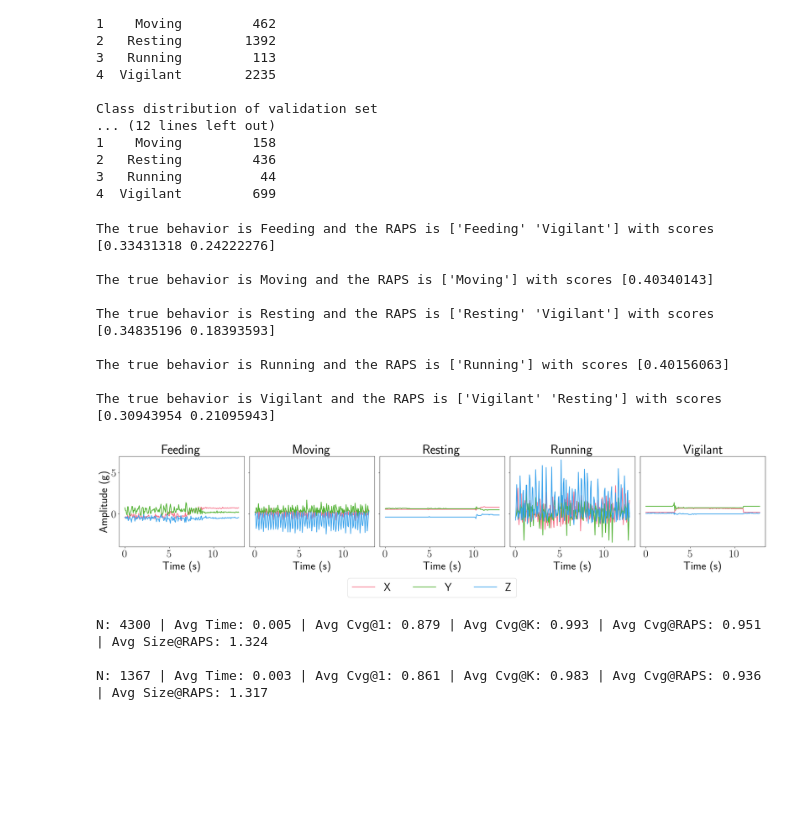
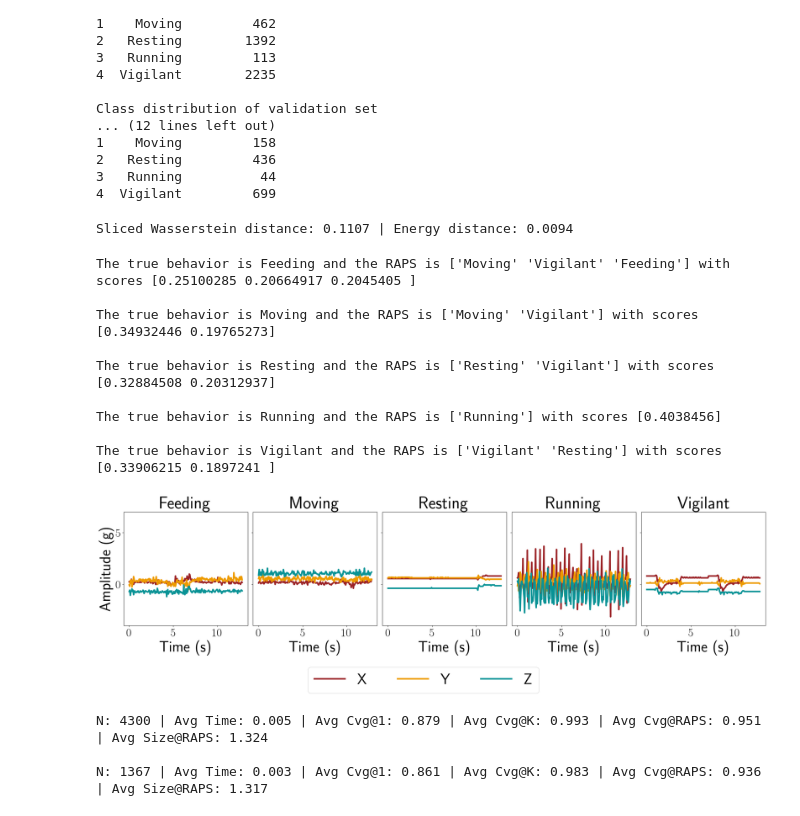
Before and after one commit to medhaaga/AWD-Biologging, a Jupyter notebook: notebooks/no_split.ipynb, the cells around one changed output. Cells and saved outputs as stored; diff of their text form; code cells hidden in the pictures; blank space fills up the shorter version.

Commit message:
simulations

```diff
--- a/notebooks/no_split.ipynb
+++ b/notebooks/no_split.ipynb
@@ -64,7 +72,7 @@ mpl.rcParams['xtick.labelsize'] = 30
 mpl.rcParams['ytick.labelsize'] = 30
 mpl.rcParams["axes.labelsize"] = 40
 mpl.rcParams['legend.fontsize'] = 40
-mpl.rcParams['axes.titlesize'] = 40
+mpl.rcParams['axes.titlesize'] = 45
 mpl.rcParams['text.usetex'] = True
 # plt.rcParams['font.family'] = 'serif'
 # %%
@@ -297,7 +303,7 @@ args = Arguments(experiment_name='no_split',
                 match=0,
                 min_duration=1.0)
 # %%
-metadata = get_metadata_path() # load metadata
+metadata = pd.read_csv(get_metadata_path()) # load metadata
 all_annotations = combined_annotations(video_path=get_video_labels_path(),
                                         audio_path=get_audio_labels_path(),
                                         id_mapping=id_mapping) # load annotations
@@ -307,7 +313,9 @@ X_train, y_train, z_train, X_val, y_val, z_val, X_test, y_test, z_test, label_en
                                                                                                     COLLAPSE_BEHAVIORS_MAPPING,
                                                                                                     BEHAVIORS,
                                                                                                     args,
-                                                                                                    reuse_behaviors=['Eating', 'Moving', 'Running'])
+                                                                                                    reuse_behaviors=['Eating', 'Moving', 'Running'],
+                                                                                                    acc_data_path=get_matched_data_path(),
+                                                                                                    acc_metadata_path=get_matched_metadata_path())
 train_dataloader, val_dataloader, test_dataloader = setup_multilabel_dataloaders(X_train, y_train, X_val, y_val, X_test, y_test, args)
 # %% [output]
 Using pre-matched acceleration-behavior pairs...
@@ -360,50 +368,67 @@ Class distribution of validation set
 2   Resting         436
 3   Running          44
 4  Vigilant         699
+# %%
+from src.utils.simulations import energy_distance, compute_features
+import ot
+from sklearn.preprocessing import StandardScaler
+
+
+scaler = StandardScaler()
+X_train_features = compute_features(X_train)
+X_train_features = scaler.fit_transform(X_train_features)
+X_test_features = compute_features(X_test)
+X_test_features = scaler.transform(X_test_features)
+
+ot_value = np.round(ot.sliced_wasserstein_distance(X_train_features, X_test_features, n_projections=100), 4)
+energy_value = np.round(energy_distance(X_train_features, X_test_features), 4)
+print(f"{'Sliced Wasserstein distance:':<15} {ot_value} | {'Energy distance:':<15} {energy_value}")
+# %% [output]
+Sliced Wasserstein distance: 0.1107 | Energy distance: 0.0094
 # %%
 # For example: the prediction sets for a random sample of 10 observations is:
-np.random.seed(seed=1)
+np.random.seed(seed=2)
 from scipy.special import softmax
-cmodel = torch.load(os.path.join(dir, 'cmodel.pt'))
+cmodel = torch.load(os.path.join(dir, 'cmodel.pt'), weights_only=False)
 cmodel = cmodel.to(device)
 idx = [np.random.choice(np.where(y_test == i)[0]) for i in range(len(BEHAVIORS)) ]
-colors = sns.color_palette('husl', 3)
-
-fig, axs = plt.subplots(1, 5, figsize=(25, 5), sharey=True)
+# colors = sns.color_palette('husl', 3)
+colors =  ['#9b2226', '#ee9b00', '#0a9396']
+fig, axs = plt.subplots(1, 5, figsize=(25, 6), sharey=True)
 
 for n,i in enumerate(idx):
     with torch.no_grad():
         acc, target = torch.tensor(X_test[i], dtype=torch.float32), label_encoder.inverse_transform([y_test[i]])[0]
         logits, set = cmodel(acc.unsqueeze(0).to(device))
         logits_numpy = logits.detach().cpu().numpy()
         scores = softmax(logits_numpy, axis=1)
-        axs[n].plot(np.arange(acc.shape[1])/16, acc[0], color=colors[0], label='X', linewidth=2)
-        axs[n].plot(np.arange(acc.shape[1])/16, acc[1], color=colors[1], label='Y', linewidth=2)
-        axs[n].plot(np.arange(acc.shape[1])/16, acc[2], color=colors[2], label='Z', linewidth=2)
+        axs[n].plot(np.arange(acc.shape[1])/16, acc[0], color=colors[0], label='X', linewidth=4)
+        axs[n].plot(np.arange(acc.shape[1])/16, acc[1], color=colors[1], label='Y', linewidth=4)
+        axs[n].plot(np.arange(acc.shape[1])/16, acc[2], color=colors[2], label='Z', linewidth=4)
         axs[n].set_title(target)
         axs[n].set_ylim(-4, 7)
         axs[n].set_xlabel('Time (s)')
     print("")
     print(f'The true behavior is {target} and the RAPS is {label_encoder.inverse_transform(set[0])} with scores {scores[0][set[0]]}')
 axs[0].set_ylabel('Amplitude (g)')
 fig.tight_layout(pad=1.0)
 
 handles, labels = axs[0].get_legend_handles_labels()
 fig.legend(handles=handles, labels=labels, loc='lower center',
-        bbox_to_anchor=(0.5, -0.2), ncol=3)
-
+        bbox_to_anchor=(0.5, -0.25), ncol=3)
+plt.savefig('../figures/no_split-RAPS.png', dpi=300, bbox_inches="tight")
 plt.show()
 # %% [output]
-The true behavior is Feeding and the RAPS is ['Feeding' 'Vigilant'] with scores [0.33431318 0.24222276]
+The true behavior is Feeding and the RAPS is ['Moving' 'Vigilant' 'Feeding'] with scores [0.25100285 0.20664917 0.2045405 ]
 
-The true behavior is Moving and the RAPS is ['Moving'] with scores [0.40340143]
+The true behavior is Moving and the RAPS is ['Moving' 'Vigilant'] with scores [0.34932446 0.19765273]
 
-The true behavior is Resting and the RAPS is ['Resting' 'Vigilant'] with scores [0.34835196 0.18393593]
+The true behavior is Resting and the RAPS is ['Resting' 'Vigilant'] with scores [0.32884508 0.20312937]
 
-The true behavior is Running and the RAPS is ['Running'] with scores [0.40156063]
+The true behavior is Running and the RAPS is ['Running'] with scores [0.4038456]
 
-The true behavior is Vigilant and the RAPS is ['Vigilant' 'Resting'] with scores [0.30943954 0.21095943]
+The true behavior is Vigilant and the RAPS is ['Vigilant' 'Resting'] with scores [0.33906215 0.1897241 ]
-[figure, old version]
+[figure, new version]
 # %%
 ctraindataloader = DataLoader(TensorDataset(torch.tensor(X_train, dtype=torch.float32), torch.tensor(y_train)), batch_size=args.batch_size, shuffle=False)
 ctestdataloader = DataLoader(TensorDataset(torch.tensor(X_test, dtype=torch.float32), torch.tensor(y_test)), batch_size=args.batch_size, shuffle=False)
```
Also changed, not shown: parts of 5 cells of this notebook, 19 other files.
